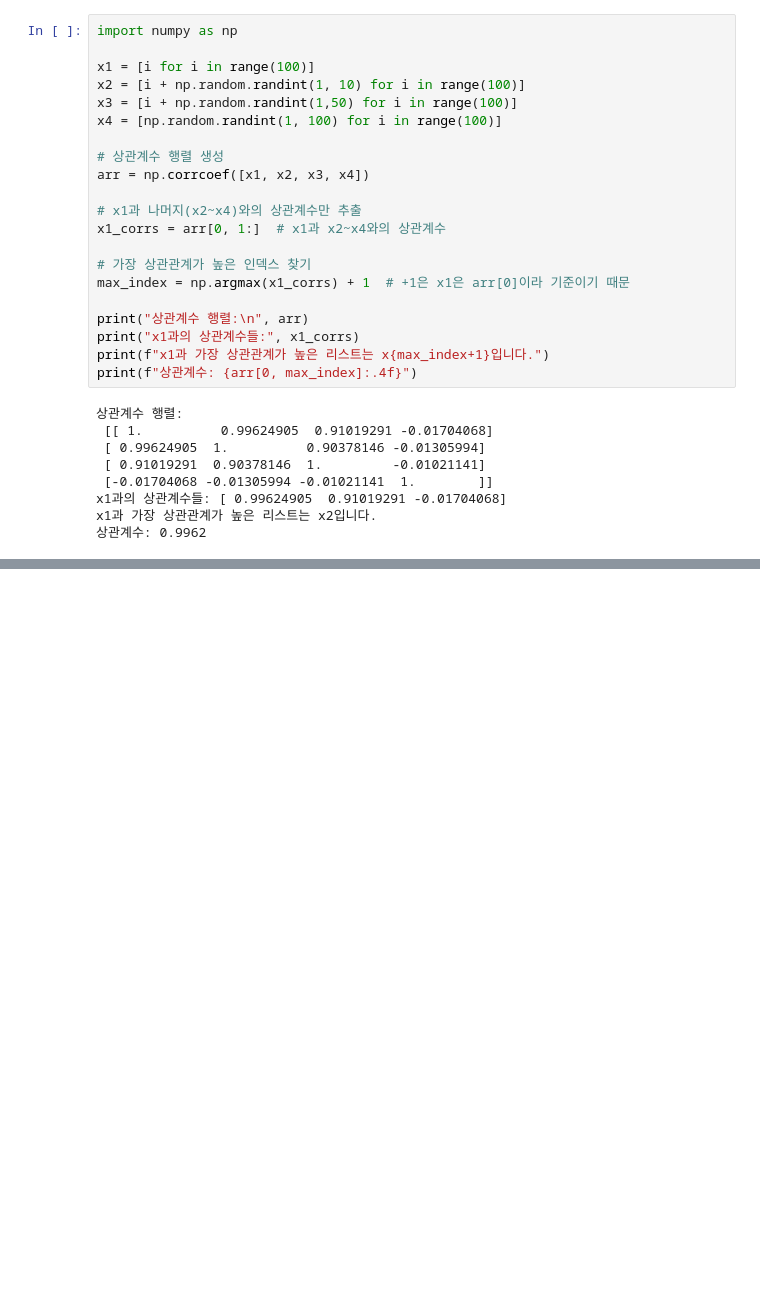
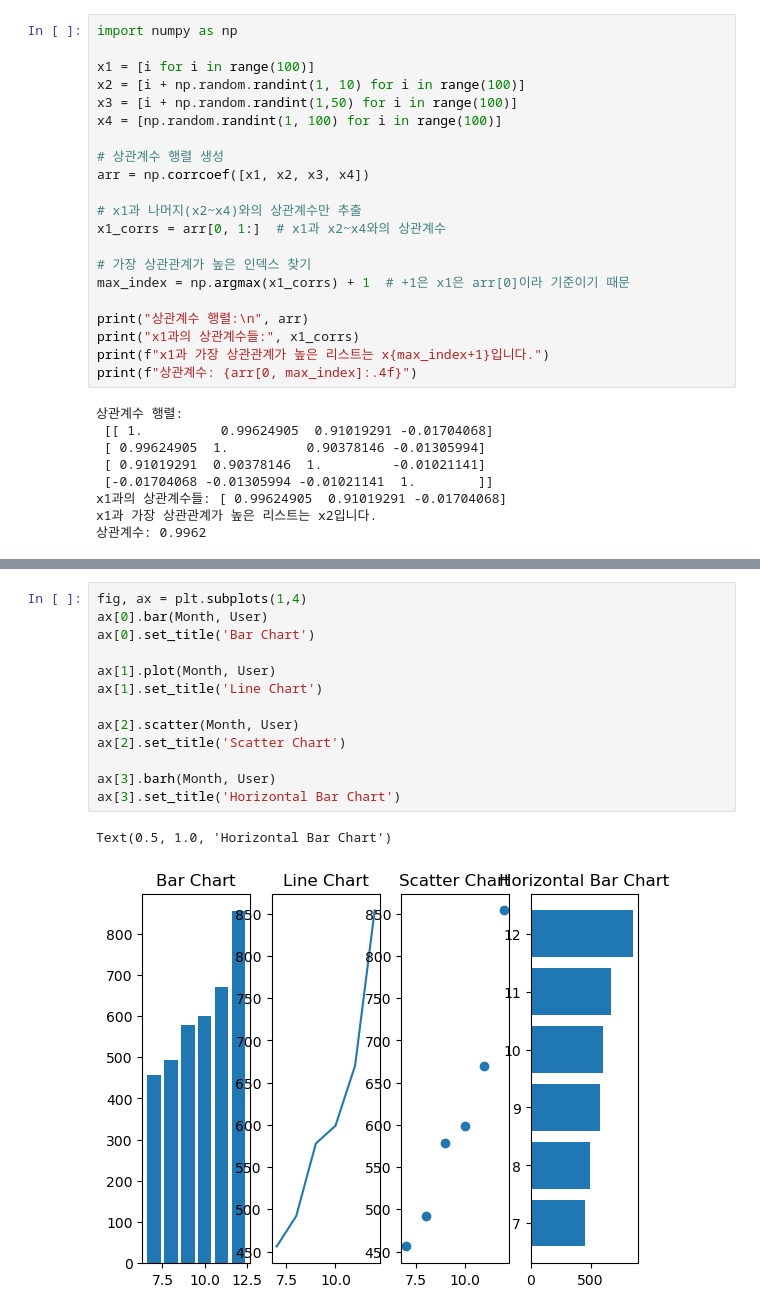
Before and after one commit to 2sseul/JNU_BigDataProgramming_451307, a Jupyter notebook: 시험공부/심화문제.ipynb, the cells around one changed output, grey strips where cells are left out. Cells and saved outputs as stored; diff of their text form; blank space fills up the shorter version.

```diff
--- a/시험공부/심화문제.ipynb
+++ b/시험공부/심화문제.ipynb
@@ -264,0 +277,16 @@ x1과 가장 상관관계가 높은 리스트는 x2입니다.
+# %%
+fig, ax = plt.subplots(1,4)
+ax[0].bar(Month, User)
+ax[0].set_title('Bar Chart')
+
+ax[1].plot(Month, User)
+ax[1].set_title('Line Chart')
+
+ax[2].scatter(Month, User)
+ax[2].set_title('Scatter Chart')
+
+ax[3].barh(Month, User)
+ax[3].set_title('Horizontal Bar Chart')
+# %% [output]
+Text(0.5, 1.0, 'Horizontal Bar Chart')
+[figure, added]
```
Also changed, not shown: parts of 1 cell of this notebook.
